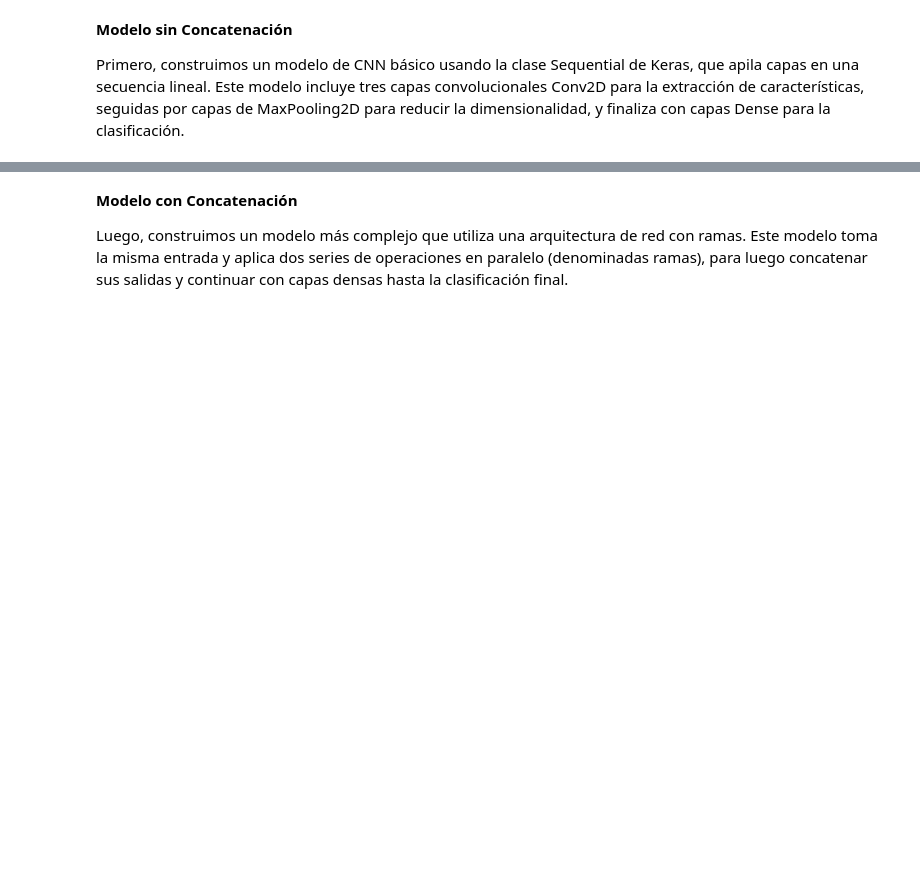
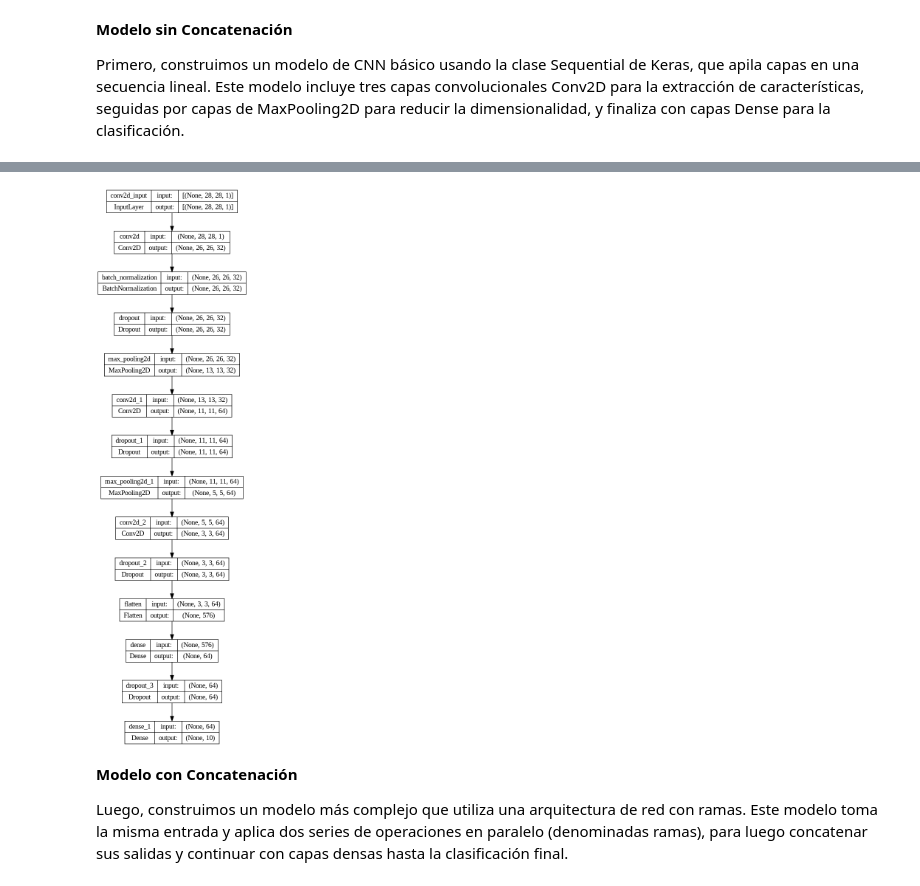
Before and after one commit to JCaballerot/Deep-Learning-Program, a Jupyter notebook: Topicos_avanzados/concatenacion.ipynb, the cells around one changed output, grey strips where cells are left out. Cells and saved outputs as stored; diff of their text form; code cells hidden in the pictures; blank space fills up the shorter version.

```diff
--- a/Topicos_avanzados/concatenacion.ipynb
+++ b/Topicos_avanzados/concatenacion.ipynb
@@ -33,3 +34,32 @@ test_labels = to_categorical(test_labels)
 **Modelo sin Concatenación**
 
 Primero, construimos un modelo de CNN básico usando la clase Sequential de Keras, que apila capas en una secuencia lineal. Este modelo incluye tres capas convolucionales Conv2D para la extracción de características, seguidas por capas de MaxPooling2D para reducir la dimensionalidad, y finaliza con capas Dense para la clasificación.
+# %%
+from keras.models import Sequential
+from keras.layers import Conv2D, MaxPooling2D, Flatten, Dense, Dropout, BatchNormalization
+from tensorflow.keras.regularizers import l1
+
+l1_reg = 0.01
+
+model_sin_concat = Sequential([
+    Conv2D(32, (3, 3), activation='relu', input_shape=(28, 28, 1), kernel_regularizer=l1(l1_reg)),
+    BatchNormalization(),
+    Dropout(0.25),
+    MaxPooling2D((2, 2)),
+    Conv2D(64, (3, 3), activation='relu', kernel_regularizer = l1(l1_reg)),
+    Dropout(0.5),
+    MaxPooling2D((2, 2)),
+    Conv2D(64, (3, 3), activation='relu', kernel_regularizer = l1(l1_reg)),
+    Dropout(0.5),
+    Flatten(),
+    Dense(64, activation='relu', kernel_regularizer = l1(l1_reg)),
+    Dropout(0.25),
+    Dense(10, activation='softmax', kernel_regularizer = l1(l1_reg))
+])
+# %%
+
+model_sin_concat.compile(optimizer='adam',
+              loss = 'categorical_crossentropy',
+              metrics = ['accuracy'])
+
+model_sin_concat.summary()
@@ -36,3 +84,8 @@ Primero, construimos un modelo de CNN básico usando la clase Sequential de Kera
+# %%
+from tensorflow import keras
+keras.utils.plot_model(model_sin_concat, show_shapes=True)
+# %% [output]
+[figure, added]
 # %%
 from keras.models import Sequential
 from keras.layers import Conv2D, MaxPooling2D, Flatten, Dense
```
Also changed, not shown: parts of 7 cells of this notebook.
